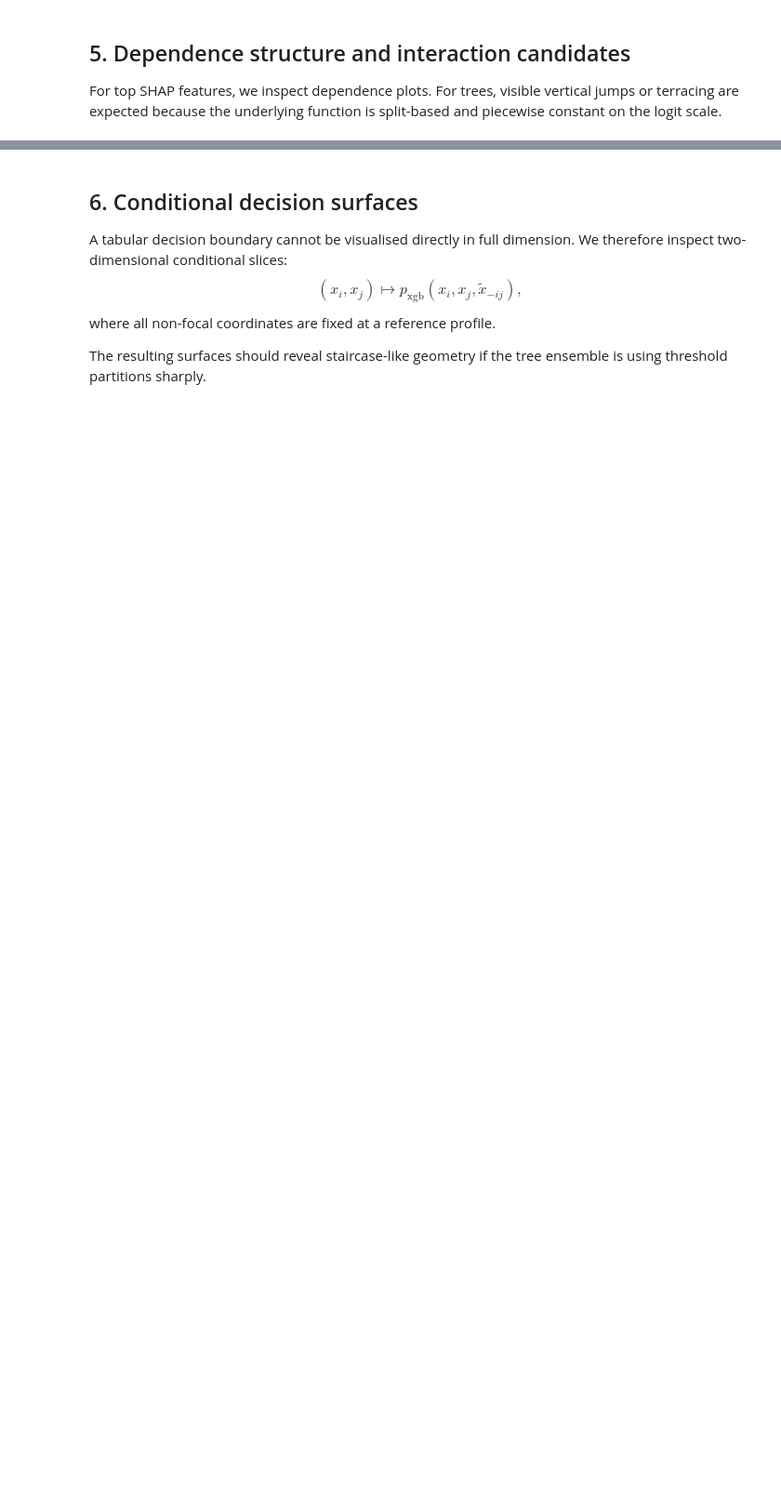
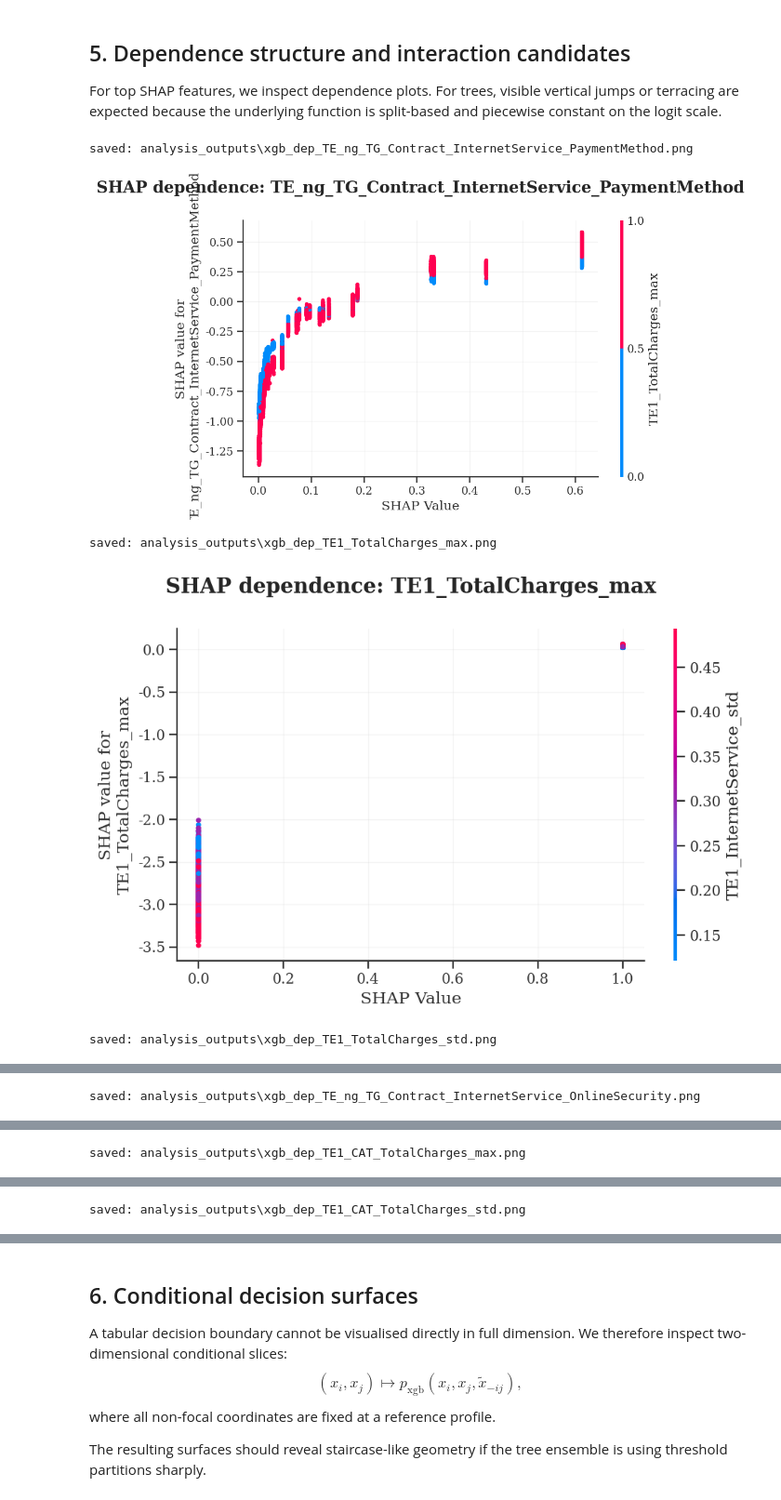
Before and after one commit to AbhishekDey03/Predicting-Churn, a Jupyter notebook: xgb_xai_study_notebook.ipynb, the cells around one changed output, grey strips where cells are left out. Shown at 93% size. Drawn from its saved outputs; the diff is of its cells as text; code cells hidden in the pictures; blank space fills up the shorter version.

```diff
--- a/xgb_xai_study_notebook.ipynb
+++ b/xgb_xai_study_notebook.ipynb
@@ -277,15 +374,23 @@ For top SHAP features, we inspect dependence plots. For trees, visible vertical
 # %%
 top_features = mean_abs_shap.head(8).index.tolist()
 
 for feat in top_features[:6]:
     shap.dependence_plot(
         feat,
         shap_values,
         X_shap,
         interaction_index="auto",
         show=False,
     )
-    plt.title(f"SHAP dependence: {feat}")
+    # Move the title a bit higher up and remove x axis label
+    plt.title(f"SHAP dependence: {feat}", pad=28)
+    plt.xlabel("SHAP Value")
     fname = f"xgb_dep_{feat.replace('/', '_').replace(' ', '_')}.png"
     savefig(cfg, fname)
     plt.show()
+# %% [output]
+saved: analysis_outputs\xgb_dep_TE_ng_TG_Contract_InternetService_PaymentMethod.png
+[figure, added]
+saved: analysis_outputs\xgb_dep_TE1_TotalCharges_max.png
+[figure, added]
+saved: analysis_outputs\xgb_dep_TE1_TotalCharges_std.png
@@ -291,0 +398 @@ for feat in top_features[:6]:
+saved: analysis_outputs\xgb_dep_TE_ng_TG_Contract_InternetService_OnlineSecurity.png
@@ -291,0 +400 @@ for feat in top_features[:6]:
+saved: analysis_outputs\xgb_dep_TE1_CAT_TotalCharges_max.png
@@ -291,0 +402 @@ for feat in top_features[:6]:
+saved: analysis_outputs\xgb_dep_TE1_CAT_TotalCharges_std.png
```
Also changed, not shown: parts of 13 cells of this notebook, 2 other files.
